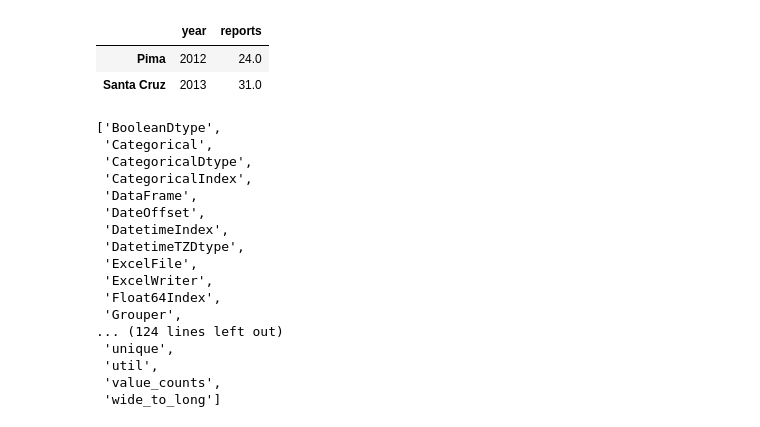
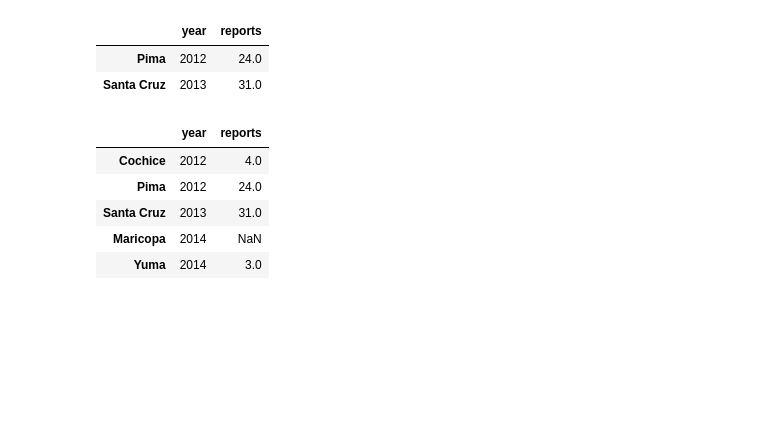
Before and after one commit to junheeyoon/-Study, a Jupyter notebook: Python_기초정리.ipynb, the cells around one changed output. Saved outputs shown, nothing was run; the diff lists cells and outputs as text; code cells hidden in the pictures; blank space fills up the shorter version.

```diff
--- a/Python_기초정리.ipynb
+++ b/Python_기초정리.ipynb
@@ -352,23 +354,12 @@ df.iloc[1:3,1:3]
 |  | year | reports |
 | Pima | 2012 | 24.0 |
 | Santa Cruz | 2013 | 31.0 |
-# %%
-dir(pd)
-# %% [output]
-['BooleanDtype',
- 'Categorical',
- 'CategoricalDtype',
- 'CategoricalIndex',
- 'DataFrame',
- 'DateOffset',
- 'DatetimeIndex',
- 'DatetimeTZDtype',
- 'ExcelFile',
- 'ExcelWriter',
- 'Float64Index',
- 'Grouper',
-... (124 lines left out)
- 'unique',
- 'util',
- 'value_counts',
- 'wide_to_long']
+# %%
+df[['year','reports']]
+# %% [output]
+|  | year | reports |
+| Cochice | 2012 | 4.0 |
+| Pima | 2012 | 24.0 |
+| Santa Cruz | 2013 | 31.0 |
+| Maricopa | 2014 | NaN |
+| Yuma | 2014 | 3.0 |
```
Also changed, not shown: parts of 10 cells of this notebook.
